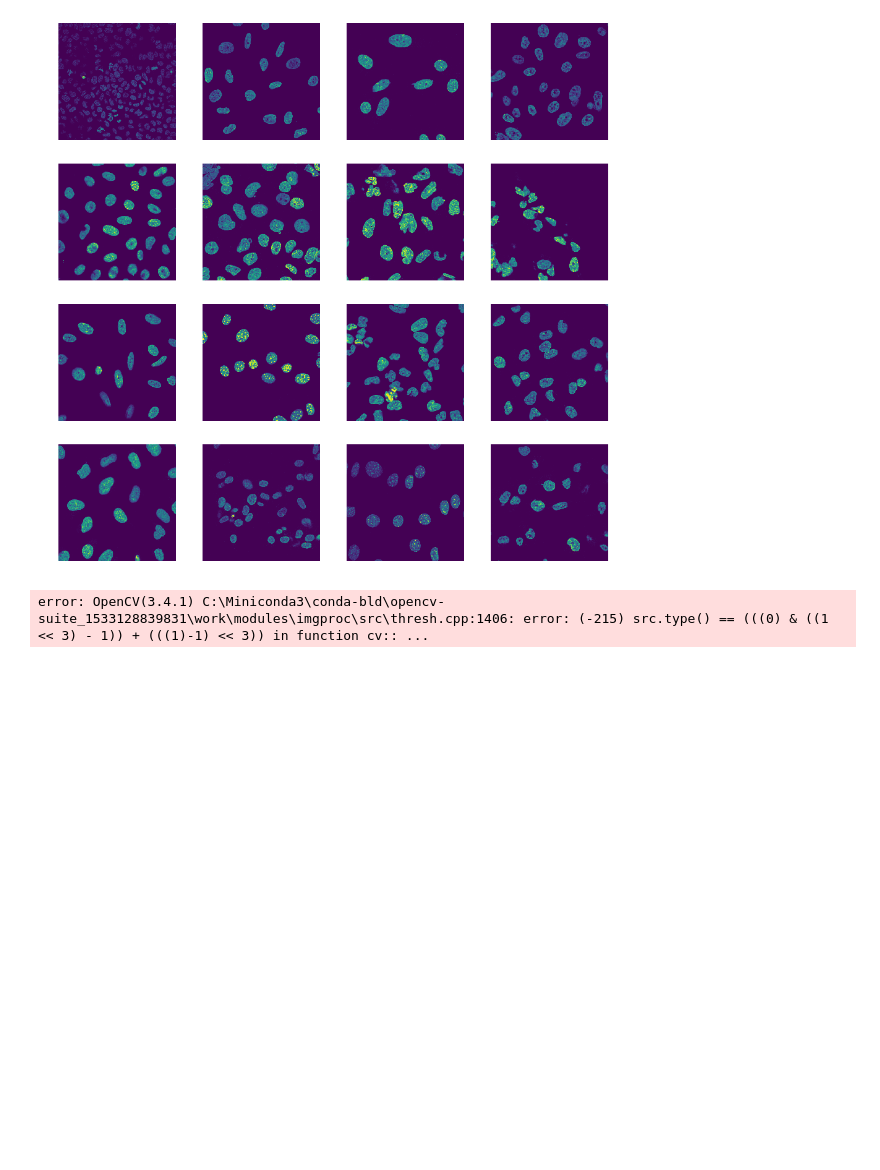
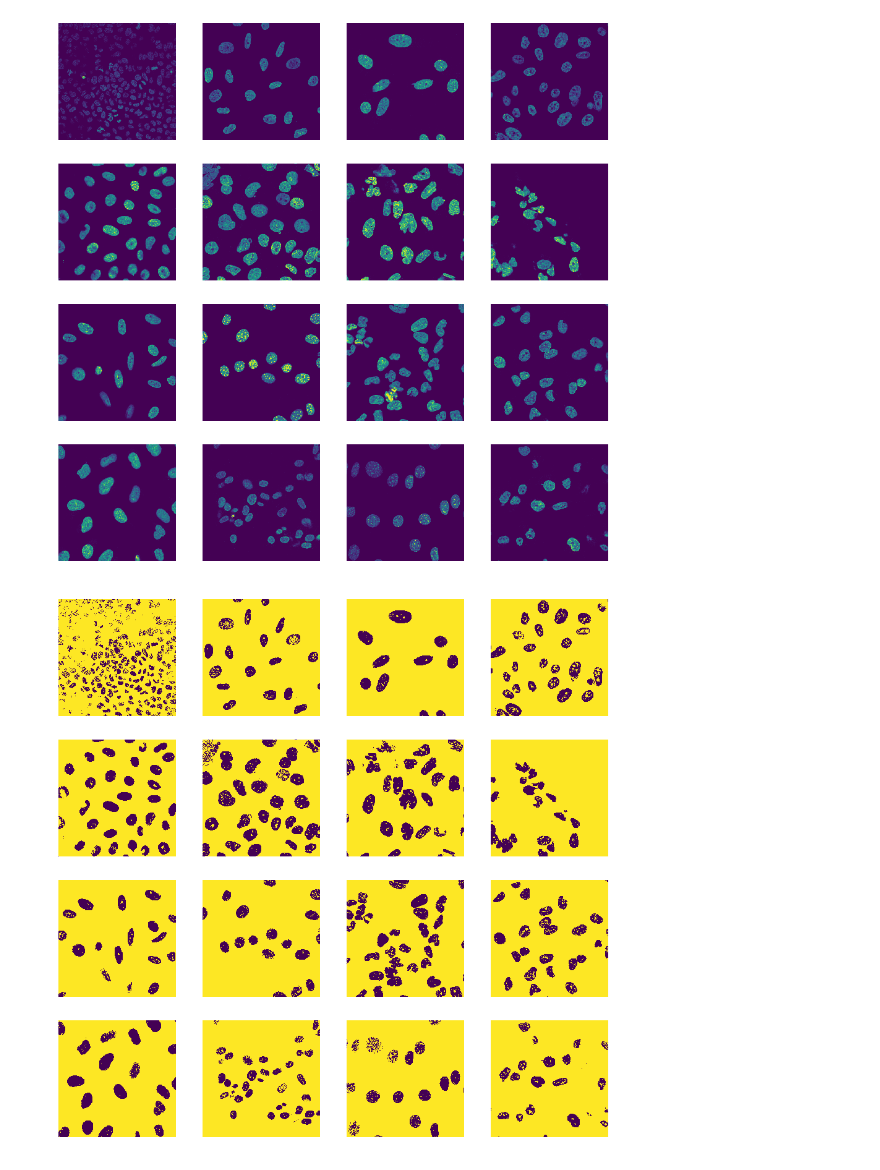
Before and after one commit to agis09/Kaggle_past, a Jupyter notebook: Human Protein Atlas Image Classification/make_mask_nuclear.ipynb, the cells around one changed output. Cells and saved outputs as stored; diff of their text form; code cells hidden in the pictures; blank space fills up the shorter version.

```diff
--- a/Human Protein Atlas Image Classification/make_mask_nuclear.ipynb
+++ b/Human Protein Atlas Image Classification/make_mask_nuclear.ipynb
@@ -40,7 +40,7 @@ def display_imgs(x):
             path=train_dataset_info[x+idx]['path']+'_blue.png'
             fig.add_subplot(rows, columns, idx+1)
             plt.axis('off')
-            img=cv2.imread(path,0).astype(np.int)
+            img=cv2.imread(path,0).astype('uint8')
 
             plt.imshow(img)
     plt.show()
@@ -50,19 +50,18 @@ display_imgs(0)
 # %%
 def display_imgs(x):
     columns = 4
     rows = 4
     fig=plt.figure(figsize=(columns*4, rows*4))
     for i in range(rows):
         for j in range(columns):
             idx = i+j*columns
             path=train_dataset_info[x+idx]['path']+'_blue.png'
             fig.add_subplot(rows, columns, idx+1)
             plt.axis('off')
-            img=cv2.imread(path,0).astype(np.int)
+            img=cv2.imread(path,0).astype('uint8')
             thresh,img = cv2.threshold(img,0,255,cv2.THRESH_BINARY_INV+cv2.THRESH_OTSU)
             plt.imshow(img)
     plt.show()
 display_imgs(0)
 # %% [output]
-error: OpenCV(3.4.1) C:\Miniconda3\conda-bld\opencv-suite_1533128839831\work\modules\imgproc\src\thresh.cpp:1406: error: (-215) src.type() == (((0) & ((1 << 3) - 1)) + (((1)-1) << 3)) in function cv:: ...
-[figure, old version]
+[figure, new version]
```
Also changed, not shown: parts of 4 cells of this notebook.
